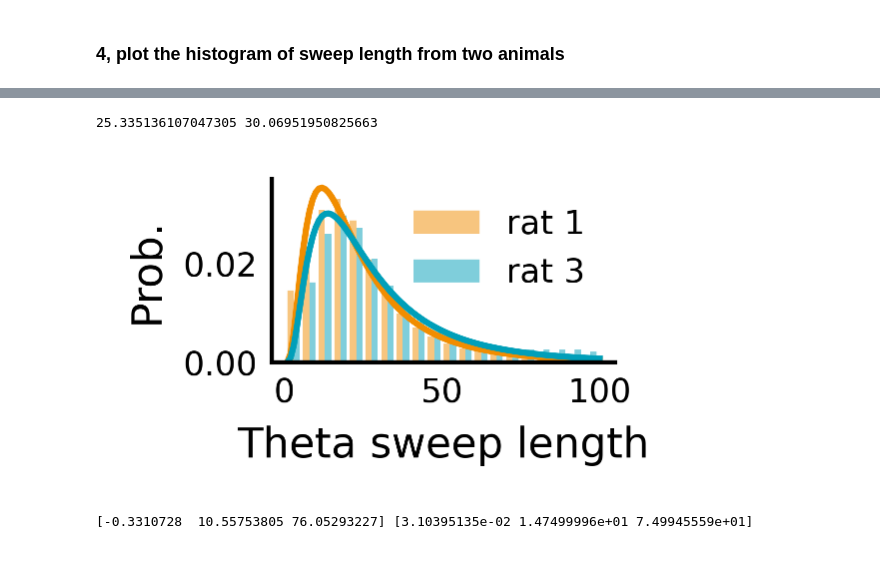
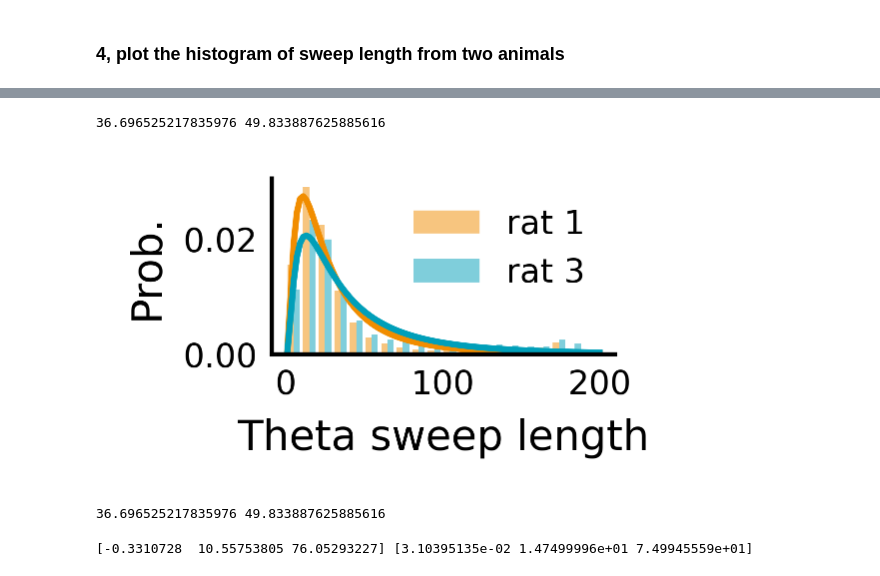
Before and after one commit to ZilongJi/AdaptiveAttractorForSequences, a Jupyter notebook: PaperFig_replay_vs_theta_sequences.ipynb, the cells around one changed output, grey strips where cells are left out. Drawn from its saved outputs; the diff is of its cells as text; code cells hidden in the pictures.

```diff
--- a/PaperFig_replay_vs_theta_sequences.ipynb
+++ b/PaperFig_replay_vs_theta_sequences.ipynb
@@ -1031,7 +1038,7 @@ sweep_gov = []
 replay_bon = []
 replay_gov = []
 
-DATA_DIR = "/home/zilong/Desktop/replay_trajectory_paper/Processed-Data"
+DATA_DIR = "/media/zilong/4TB Storage HDD/ReplayTrajectoryAnalysis"
 
 for name in animal_names:
 
@@ -1063,7 +1070,7 @@ for name in animal_names:
 
         # get the average sweep length and replay exponent
         sweep_len, replay_stepsize, _ = get_sweep_length_and_replay_stepsize(
-            epoch_key, datadir, sweep_speed_threshold=4
+            epoch_key, DATA_DIR, sweep_speed_threshold=4
         )
 
         if name == "bon":
@@ -1091,7 +1133,7 @@ labelsize = 10
 ticksize = 8
 
 start = 1
-end = 100
+end = 200
 
 # remove len <5 and >100
 sweep_bon_all = sweep_bon_all[(sweep_bon_all > start) & (sweep_bon_all < end)]
@@ -1142,35 +1184,39 @@ ax.hist(
     edgecolor="none",
 )
 
 # Plotting the fitted distributions
 ax.plot(x_values, fitted_pdf_bon, lw=1.5, color="#F18D00")
 ax.plot(x_values, fitted_pdf_gov, lw=1.5, color="#009FB9")
 
 ax.set_xlabel("Theta sweep length", fontsize=labelsize)
 ax.legend(fontsize=ticksize, frameon=False)
 
 ax.spines["right"].set_visible(False)
 ax.spines["top"].set_visible(False)
 ax.spines["left"].set_linewidth(1.0)
 ax.spines["bottom"].set_linewidth(1.0)
 
 ax.tick_params(axis="both", which="major", labelsize=ticksize)
 ax.set_ylabel("Prob.", fontsize=labelsize)
 # remove the tick bars
 ax.tick_params(axis="y", length=0)
 ax.tick_params(axis="x", length=0)
 
 plt.tight_layout()
 
 # save the figure to /home/zilong/Desktop/replay_trajectory_paper/Processed-Data/Paper_figures/
 savedir = "/home/zilong/Desktop/replay_trajectory_paper/Processed-Data/Paper_figures/"
 savename = "Fig_replay_vs_theta_sequences_bon_gov_theta.pdf"
 
 plt.savefig(savedir + savename, dpi=300, bbox_inches="tight")
 print(np.mean(sweep_bon_all), np.mean(sweep_gov_all))
 # %% [output]
-25.335136107047305 30.06951950825663
+36.696525217835976 49.833887625885616
-[figure, old version]
+[figure, new version]
+# %%
+print(np.mean(sweep_bon_all), np.mean(sweep_gov_all))
+# %% [output]
+36.696525217835976 49.833887625885616
 # %%
 from scipy.stats import genpareto
 from scipy.optimize import curve_fit
```
Also changed, not shown: parts of 4 cells of this notebook, 10 other files.
